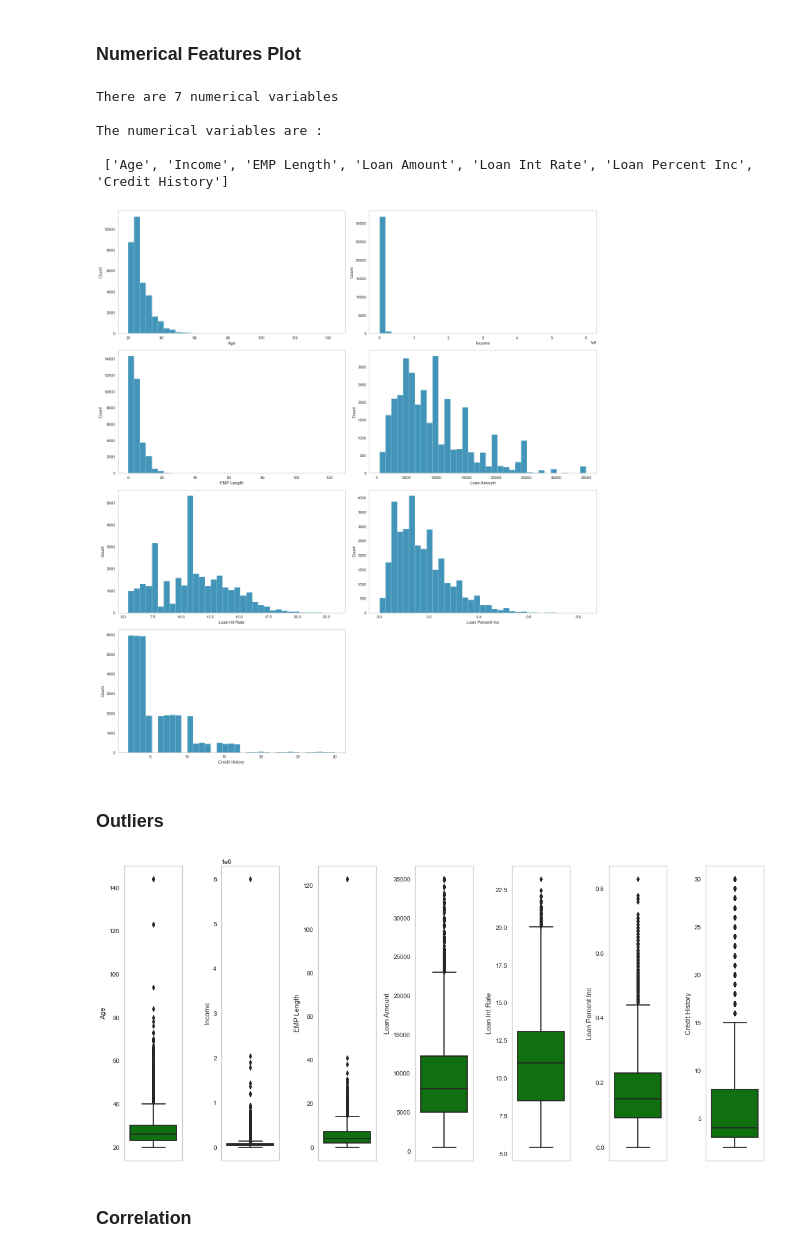
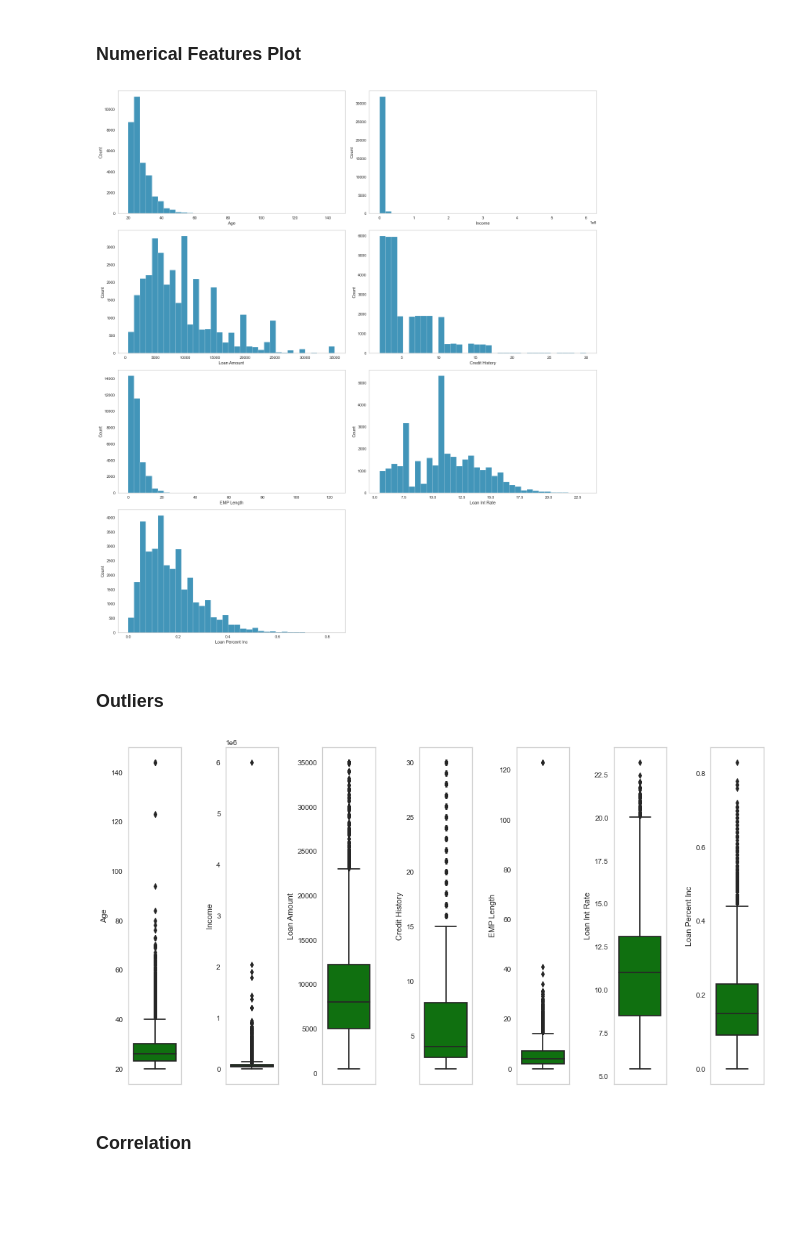
Before and after one commit to ELSady/Classification---Credit-Risk-Analysis, a Jupyter notebook: Credit Risk Classification.ipynb, the cells around one changed output. Saved outputs shown, nothing was run; the diff lists cells and outputs as text; code cells hidden in the pictures; blank space fills up the shorter version.

```diff
--- a/Credit Risk Classification.ipynb
+++ b/Credit Risk Classification.ipynb
@@ -175,0 +194,8 @@ The categorical variables are :
+# %%
+numericalint = [var for var in Credits.columns if Credits[var].dtype=='int64']
+numericalfloat = [var for var in Credits.columns if Credits[var].dtype=='float64']
+numerical = numericalint + numericalfloat
+
+print('There are {} numerical variables\n'.format(len(numerical)))
+
+print('The numerical variables are :\n\n', numerical)
@@ -322,42 +385,28 @@ Credits.describe()
 # %% [markdown]
 ### Numerical Features Plot
-# %%
-numerical = [var for var in Credits.columns if Credits[var].dtype!='O']
-
-print('There are {} numerical variables\n'.format(len(numerical)))
-
-print('The numerical variables are :\n\n', numerical)
-# %% [output]
-There are 7 numerical variables
-
-The numerical variables are :
-
- ['Age', 'Income', 'EMP Length', 'Loan Amount', 'Loan Int Rate', 'Loan Percent Inc', 'Credit History']
 # %%
 import matplotlib.pyplot as plt
 import matplotlib.dates as mdates
 import seaborn as sns
 sns.set_style("whitegrid", {'axes.grid' : False})
 
-Credits_num = Credits[['Age', 'Income', 'EMP Length', 'Loan Amount', 'Loan Int Rate', 'Loan Percent Inc', 'Credit History']]
-
 plt.figure(figsize=(18, 20))
-for i in range(0, len(list(Credits_num))):
+for i in range(0, len(list(numerical))):
     plt.subplot(4, 2, i+1)
-    sns.histplot(x=Credits[list(Credits_num)[i]],bins = 35)
+    sns.histplot(x=Credits[list(numerical)[i]],bins = 35)
     plt.tight_layout()
 # %% [output]
-[figure, old version]
+[figure, new version]
 # %% [markdown]
 ### Outliers
 # %%
 plt.figure(figsize=(15, 7))
-for i in range(0, len(list(Credits_num))):
-    plt.subplot(1, 7, i+1)
-    sns.boxplot(y=Credits[list(Credits_num)[i]],color='green',orient='v')
+for i in range(0, len(numerical)):
+    plt.subplot(1, 8, i+1)
+    sns.boxplot(y=Credits[numerical[i]],color='green',orient='v')
     plt.tight_layout()
 # %% [output]
-[figure, old version]
+[figure, new version]
 # %% [markdown]
 ### Correlation
 # %%
```
Also changed, not shown: parts of 69 cells of this notebook.
